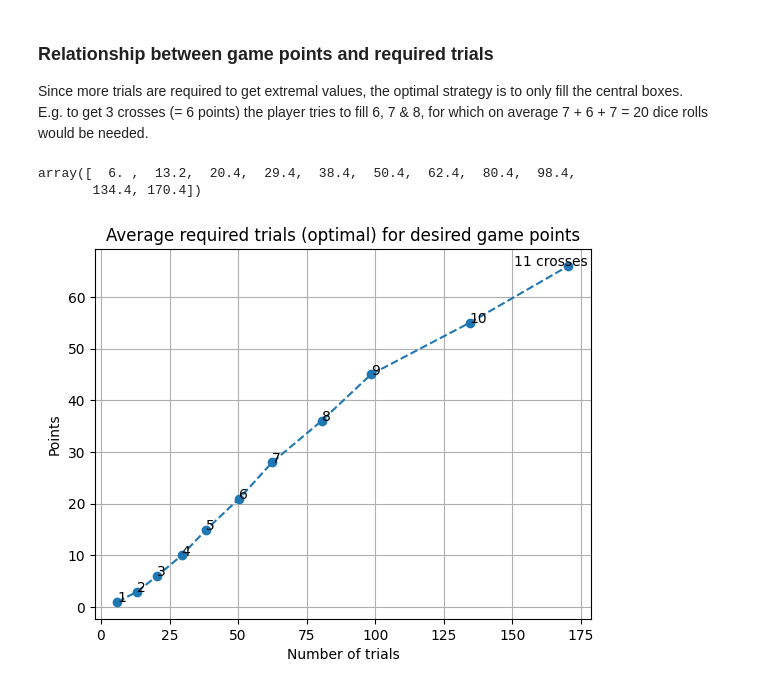
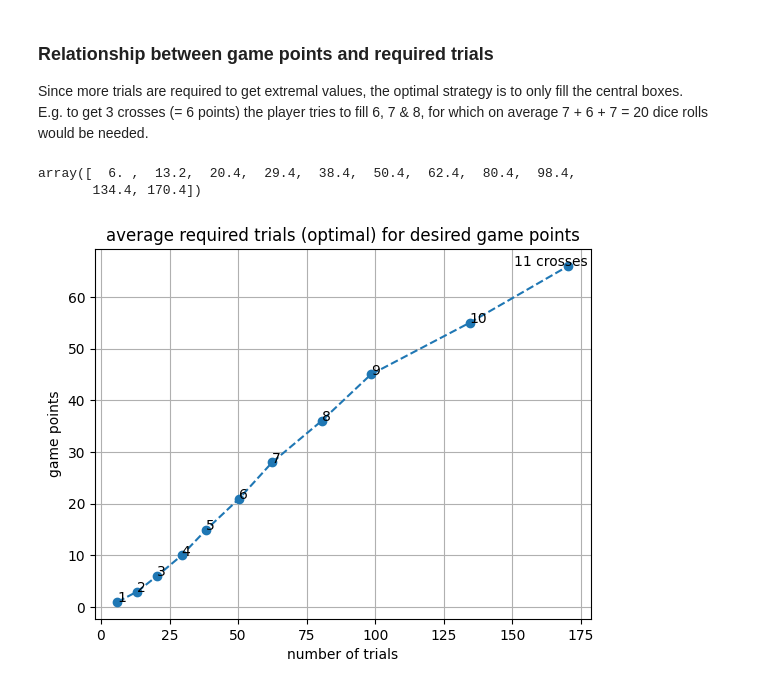
Before and after one commit to gerritnowald/boardgame-math, a Jupyter notebook: Quixx.ipynb, the cells around one changed output. Drawn from its saved outputs; the diff is of its cells as text; code cells hidden in the pictures.

```diff
--- a/Quixx.ipynb
+++ b/Quixx.ipynb
@@ -55,18 +61,20 @@ E.g. to get 3 crosses (= 6 points) the player tries to fill 6, 7 & 8, for which
 # %%
 Nmin = np.cumsum(np.sort(Navg))
 
-plt.plot(Nmin, Points, 'o--', label= 'Average number of trials')
-plt.title('Average required trials (optimal) for desired game points')
-plt.xlabel('Number of trials')
-plt.ylabel('Points')
+plt.plot(Nmin, Points, 'o--')
+# , color='gold')
+plt.title('average required trials (optimal) for desired game points')
+plt.xlabel('number of trials')
+plt.ylabel('game points')
 plt.grid()
+# plt.savefig('trials_total.png', dpi=300, transparent=True)
 
 for x, y, text in zip(Nmin[:-1], Points[:-1], np.arange(1, 11)):
     plt.text(x, y, text)
 plt.text(Nmin[-1] - 20, Points[-1], '11 crosses')
 
 Nmin
 # %% [output]
 array([  6. ,  13.2,  20.4,  29.4,  38.4,  50.4,  62.4,  80.4,  98.4,
        134.4, 170.4])
-[figure, old version]
+[figure, new version]
```
Also changed, not shown: parts of 4 cells of this notebook.
